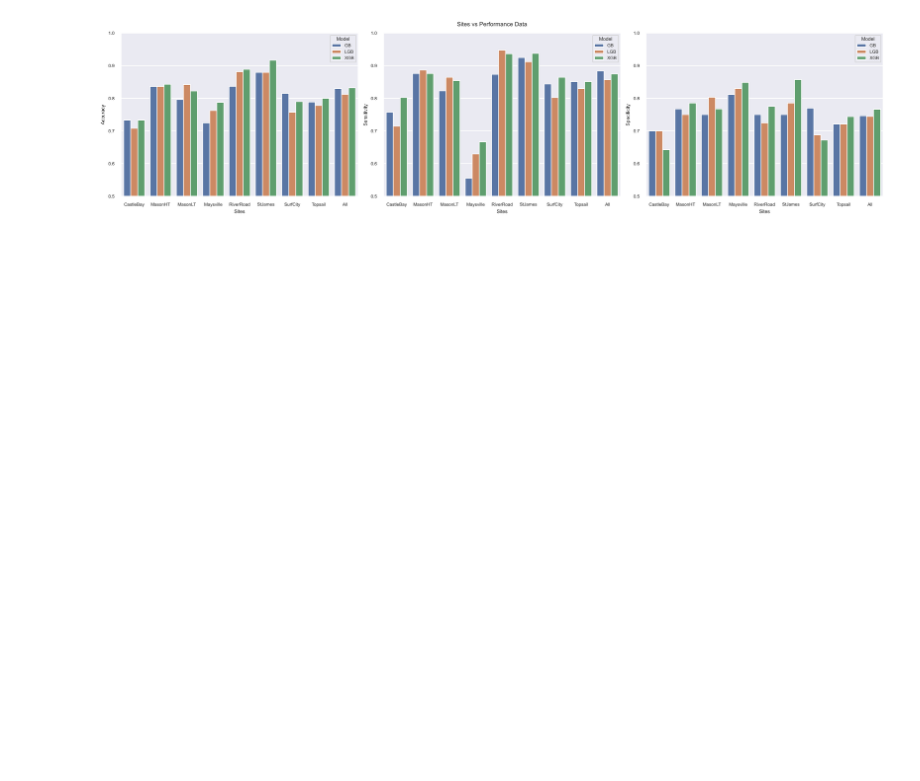
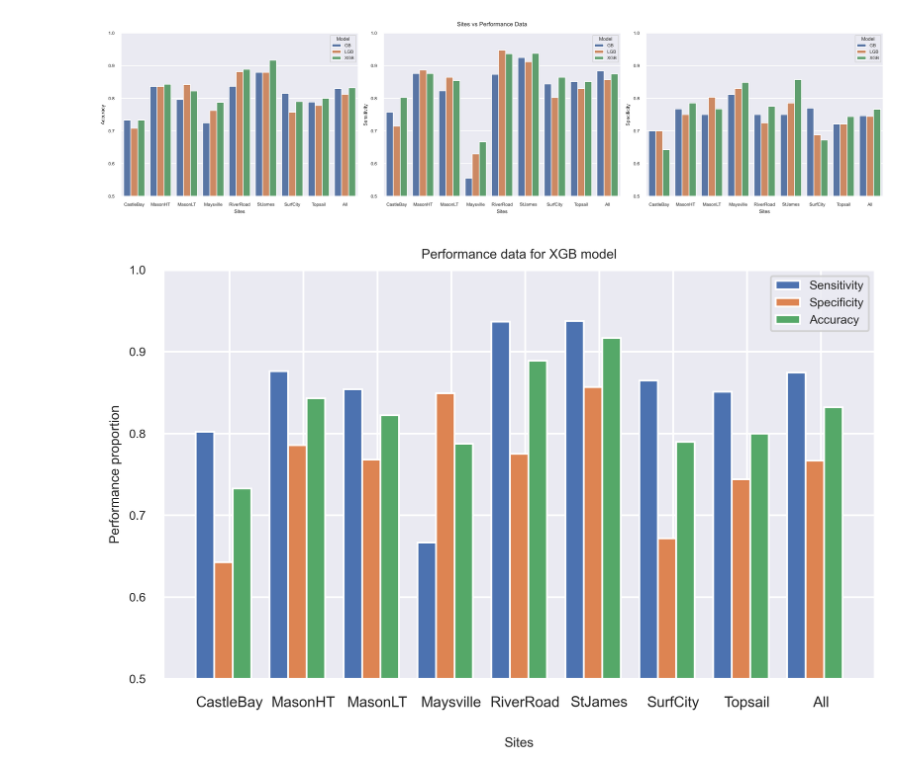
Before and after one commit to sgovil5/wetland-prediction, a Jupyter notebook: V3/All/Pixel-based Comparisons.ipynb, the cells around one changed output. Drawn from its saved outputs; the diff is of its cells as text; code cells hidden in the pictures; blank space fills up the shorter version.

```diff
--- a/V3/All/Pixel-based Comparisons.ipynb
+++ b/V3/All/Pixel-based Comparisons.ipynb
@@ -401,3 +401,29 @@ height = 0.5
 #plt.show()
 
 #plt.style.use('_mpl-gallery')
+# %%
+#XGB comparison since it was the highest performing one
+
+x = np.arange(len(sites))  # the label locations
+width = 0.25  # the width of the bars
+
+fig, ax = plt.subplots()
+rects1 = ax.bar(x-width, XGBM_sensitivity_v2, width, label='Sensitivity')
+rects2 = ax.bar(x, XGBM_specificity_v2, width, label='Specificity')
+rects3 = ax.bar(x+width, XGBM_accuracy_v2, width, label='Accuracy')
+
+# Add some text for labels, title and custom x-axis tick labels, etc.
+font_dict = {'fontsize': 8, 'fontweight': 'normal', 'verticalalignment':'top'}
+ax.set_ylabel('Performance proportion')
+ax.set_title('Performance data for XGB model')
+ax.set_xticks(x + width / 3)
+ax.set_xticklabels(sites, fontdict = font_dict)
+ax.set_xlabel('Sites', labelpad=15)
+ax.legend()
+
+fig.tight_layout()
+ax.set_ylim([.5, 1])
+
+plt.show()
+# %% [output]
+[figure, added]
```
Also changed, not shown: parts of 3 cells of this notebook.
